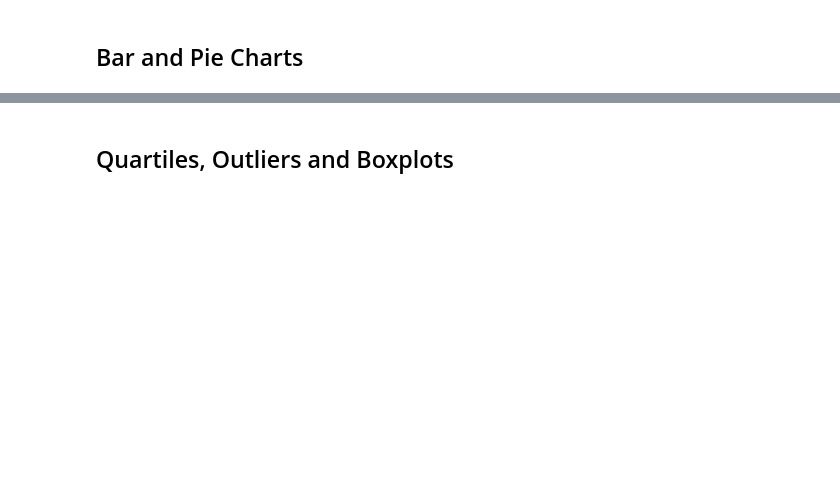
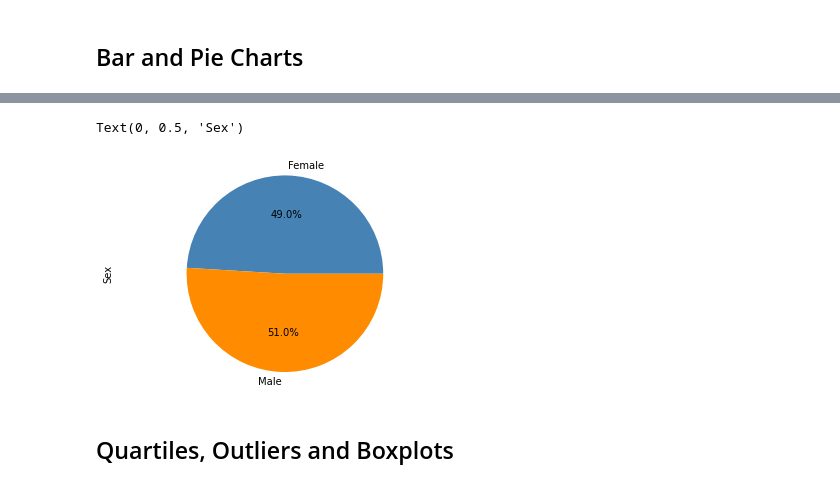
Before and after one commit to pbutler15/Matplotlib, a Jupyter notebook: Pymaceuticals/_pymaceuticals_starter.ipynb, the cells around one changed output, grey strips where cells are left out. Cells and saved outputs as stored; diff of their text form; code cells hidden in the pictures; blank space fills up the shorter version.

```diff
--- a/Pymaceuticals/_pymaceuticals_starter.ipynb
+++ b/Pymaceuticals/_pymaceuticals_starter.ipynb
@@ -52,2 +234,19 @@ FileNotFoundError: [Errno 2] File ../Resources/Study_results does not exist: '..
+# %%
+# Generate a pie plot showing the distribution of female versus male mice using pyplot
+
+sex = ["Female","Male"]
+sex_count = [922,958]
+colors = ["steelblue","darkorange"]
+explode = (0,0)
+
+# Tell matplotlib to create a pie chart based upon the above data
+plt.pie(sex_count, explode=explode, labels=sex, colors=colors,
+        autopct="%1.1f%%", shadow=False, startangle=0)
+# Create axes which are equal so we have a perfect circle, label y axis
+plt.axis("equal")
+plt.ylabel("Sex")
+# %% [output]
+Text(0, 0.5, 'Sex')
+[figure, added]
 # %% [markdown]
 ## Quartiles, Outliers and Boxplots
```
Also changed, not shown: parts of 30 cells of this notebook, 4 other files.
